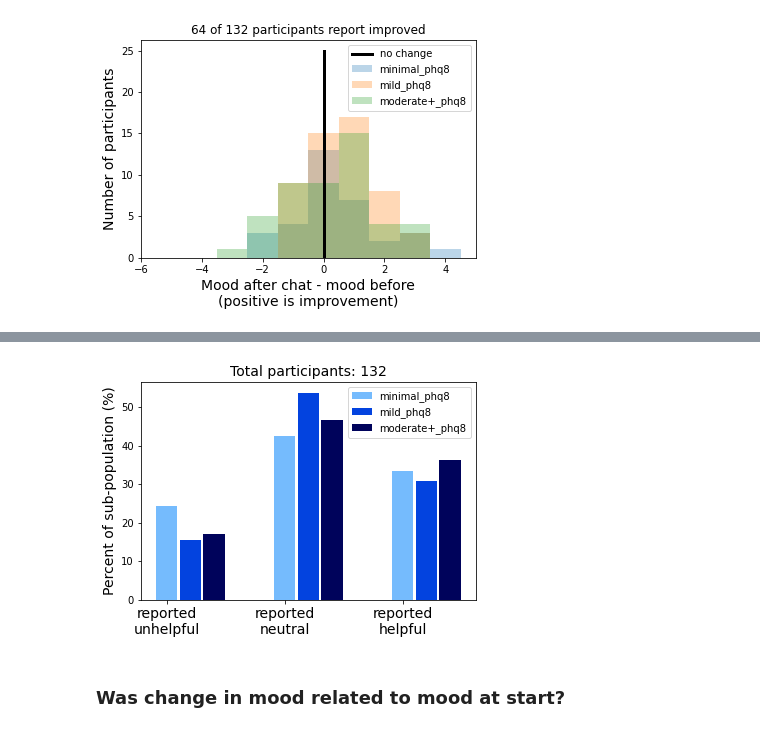
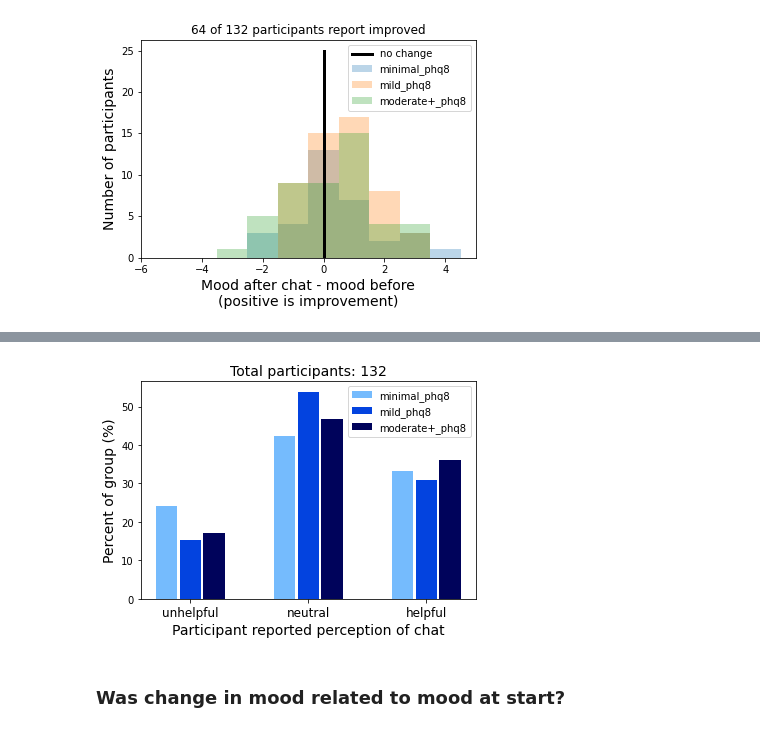
Before and after one commit to odemasi/therapybot_limitations, a Jupyter notebook: Therapybot_plots_v1.ipynb, the cells around one changed output, grey strips where cells are left out. Drawn from its saved outputs; the diff is of its cells as text; code cells hidden in the pictures.

```diff
--- a/Therapybot_plots_v1.ipynb
+++ b/Therapybot_plots_v1.ipynb
@@ -642,21 +707,22 @@ plt.show()
-# %%
-for i, phq8_bucket in enumerate(phq8_buckets):
-    df = phq8_dfs[phq8_bucket]
-    helpful = np.mean(16 <= df['utility'])
-    neutral = np.mean((8 <= df['utility']) & (df['utility'] < 16))
-    unhelpful = np.mean(df['utility'] < 8)
-
-    temp = [unhelpful, neutral, helpful]
-    plt.bar(np.arange(len(temp)) + i*.2, 100*np.array(temp), width=.18, color=phq8_colors[i], label=phq8_bucket)
-
-temp_ticks = ['reported\nunhelpful', 'reported\nneutral', 'reported\nhelpful']
-plt.xticks(range(len(temp)), temp_ticks, fontsize=14)
-plt.ylabel('Percent of sub-population (%)', fontsize=14)
-plt.title('Total participants: %s' % participant_df.shape[0], fontsize=14)
-plt.legend()
-plt.show()
-# %% [output]
-[figure, removed]
+# %%
+for i, phq8_bucket in enumerate(phq8_buckets):
+    df = phq8_dfs[phq8_bucket]
+    helpful = np.mean(16 <= df['utility'])
+    neutral = np.mean((8 <= df['utility']) & (df['utility'] < 16))
+    unhelpful = np.mean(df['utility'] < 8)
+
+    temp = [unhelpful, neutral, helpful]
+    plt.bar(np.arange(len(temp)) + (i-1)*.2, 100*np.array(temp), width=.18, color=phq8_colors[i], label=phq8_bucket)
+
+temp_ticks = ['unhelpful', 'neutral', 'helpful']
+plt.xticks(range(len(temp)), temp_ticks, fontsize=12)
+plt.ylabel('Percent of group (%)', fontsize=14)
+plt.xlabel('Participant reported perception of chat', fontsize=14)
+plt.title('Total participants: %s' % participant_df.shape[0], fontsize=14)
+plt.legend()
+plt.show()
+# %% [output]
+[figure, added]
 # %% [markdown]
 ### Was change in mood related to mood at start?
 # %%
```
Also changed, not shown: parts of 39 cells of this notebook.
